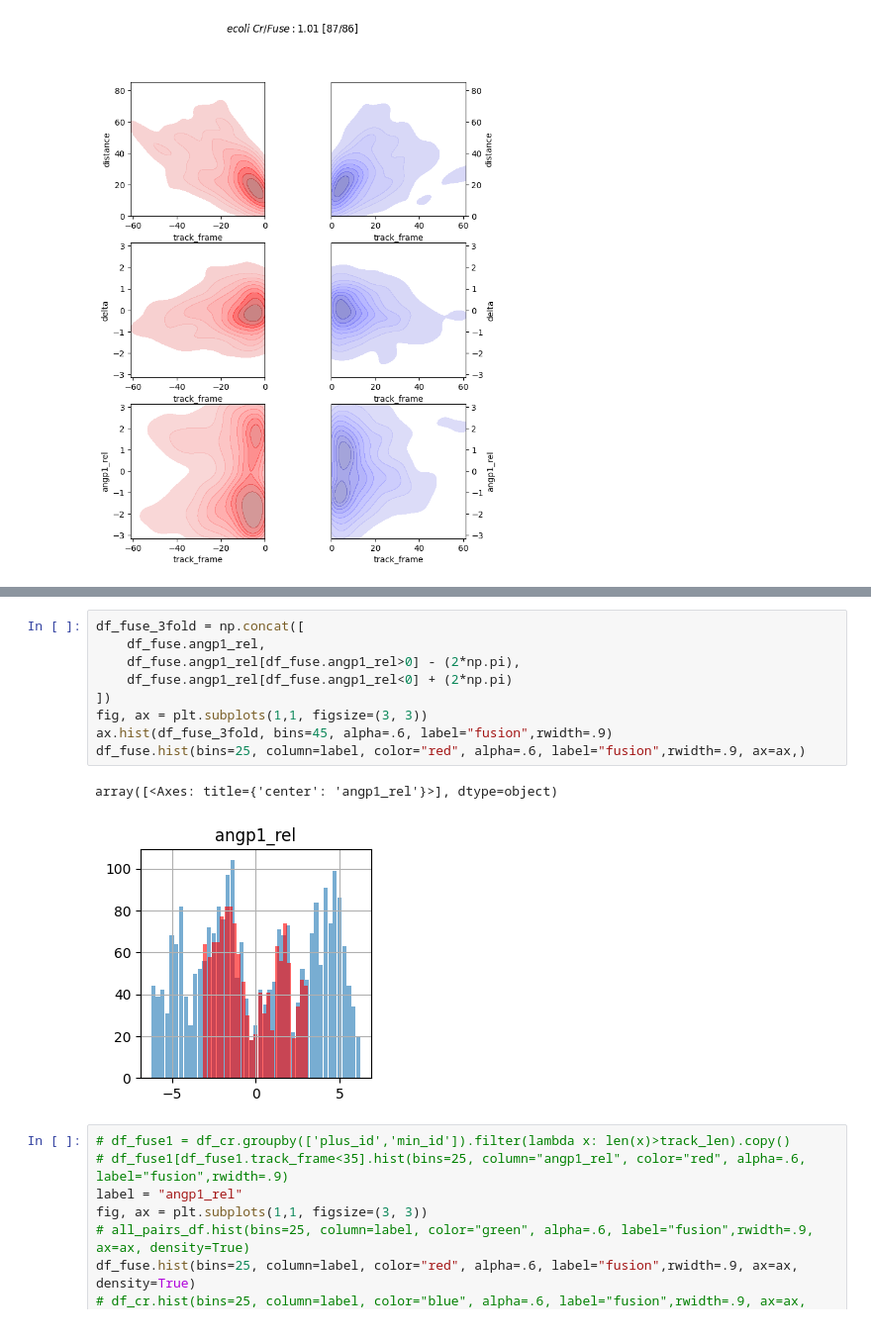
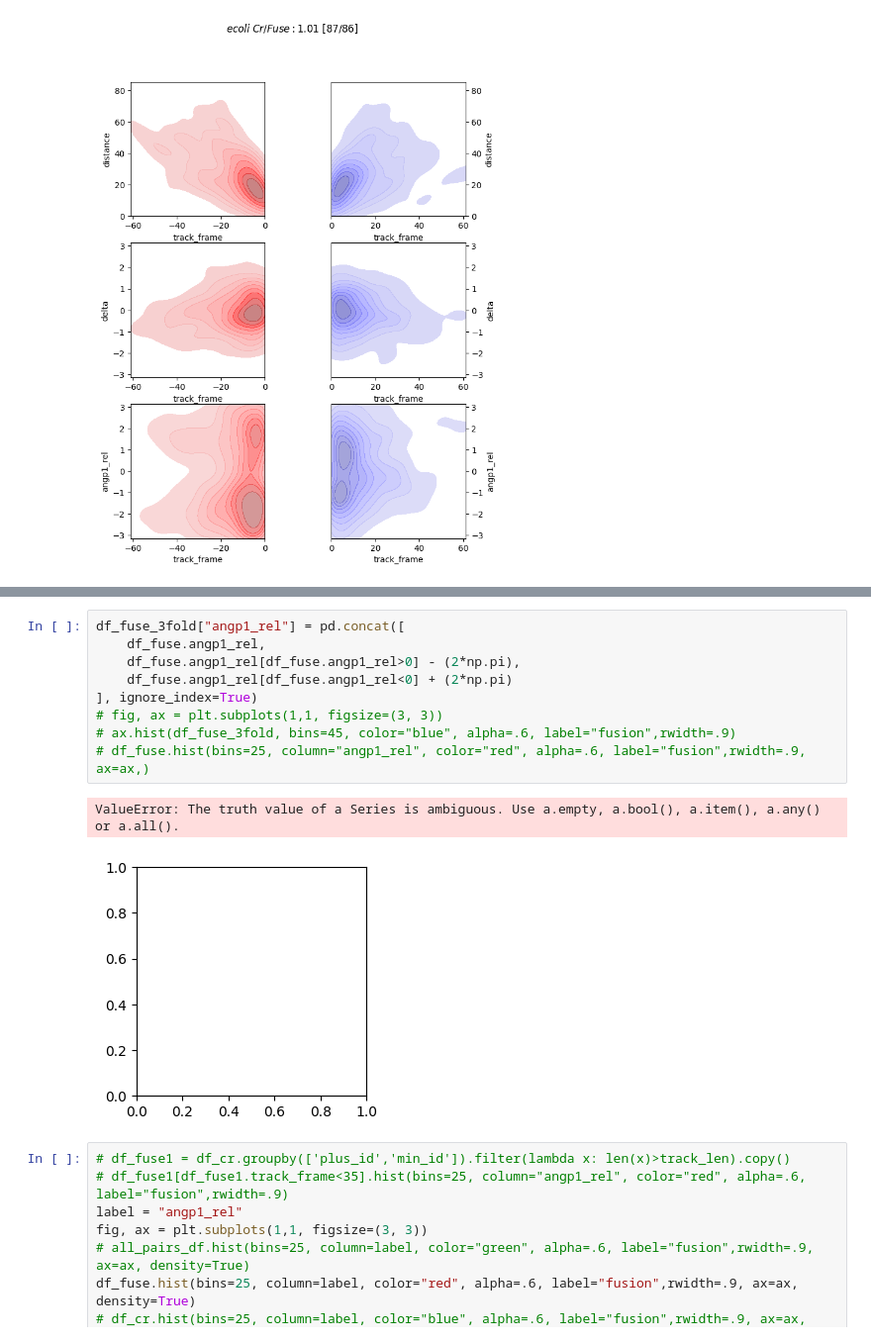
Before and after one commit to viciya/nematics, a Jupyter notebook: nematics/journals/pipeline_defect_pair_fusion_creation.ipynb, the cells around one changed output, grey strips where cells are left out. Shown at 99% size. Cells and saved outputs as stored; diff of their text form.

```diff
--- a/nematics/journals/pipeline_defect_pair_fusion_creation.ipynb
+++ b/nematics/journals/pipeline_defect_pair_fusion_creation.ipynb
@@ -335,15 +352,15 @@ Text(0.5, 0.98, '$ecoli ~Cr/Fuse: 1.01 ~[87/86]$')
 # %%
-df_fuse_3fold = np.concat([
+df_fuse_3fold["angp1_rel"] = pd.concat([
     df_fuse.angp1_rel,
     df_fuse.angp1_rel[df_fuse.angp1_rel>0] - (2*np.pi),
     df_fuse.angp1_rel[df_fuse.angp1_rel<0] + (2*np.pi)
-])
-fig, ax = plt.subplots(1,1, figsize=(3, 3))
-ax.hist(df_fuse_3fold, bins=45, alpha=.6, label="fusion",rwidth=.9)
-df_fuse.hist(bins=25, column=label, color="red", alpha=.6, label="fusion",rwidth=.9, ax=ax,)
+], ignore_index=True)
+# fig, ax = plt.subplots(1,1, figsize=(3, 3))
+# ax.hist(df_fuse_3fold, bins=45, color="blue", alpha=.6, label="fusion",rwidth=.9)
+# df_fuse.hist(bins=25, column="angp1_rel", color="red", alpha=.6, label="fusion",rwidth=.9, ax=ax,)
 # %% [output]
-array([<Axes: title={'center': 'angp1_rel'}>], dtype=object)
+ValueError: The truth value of a Series is ambiguous. Use a.empty, a.bool(), a.item(), a.any() or a.all().
-[figure, old version]
+[figure, new version]
 # %%
 # df_fuse1 = df_cr.groupby(['plus_id','min_id']).filter(lambda x: len(x)>track_len).copy()
 # df_fuse1[df_fuse1.track_frame<35].hist(bins=25, column="angp1_rel", color="red", alpha=.6, label="fusion",rwidth=.9)
```
Also changed, not shown: parts of 1 cell of this notebook.
